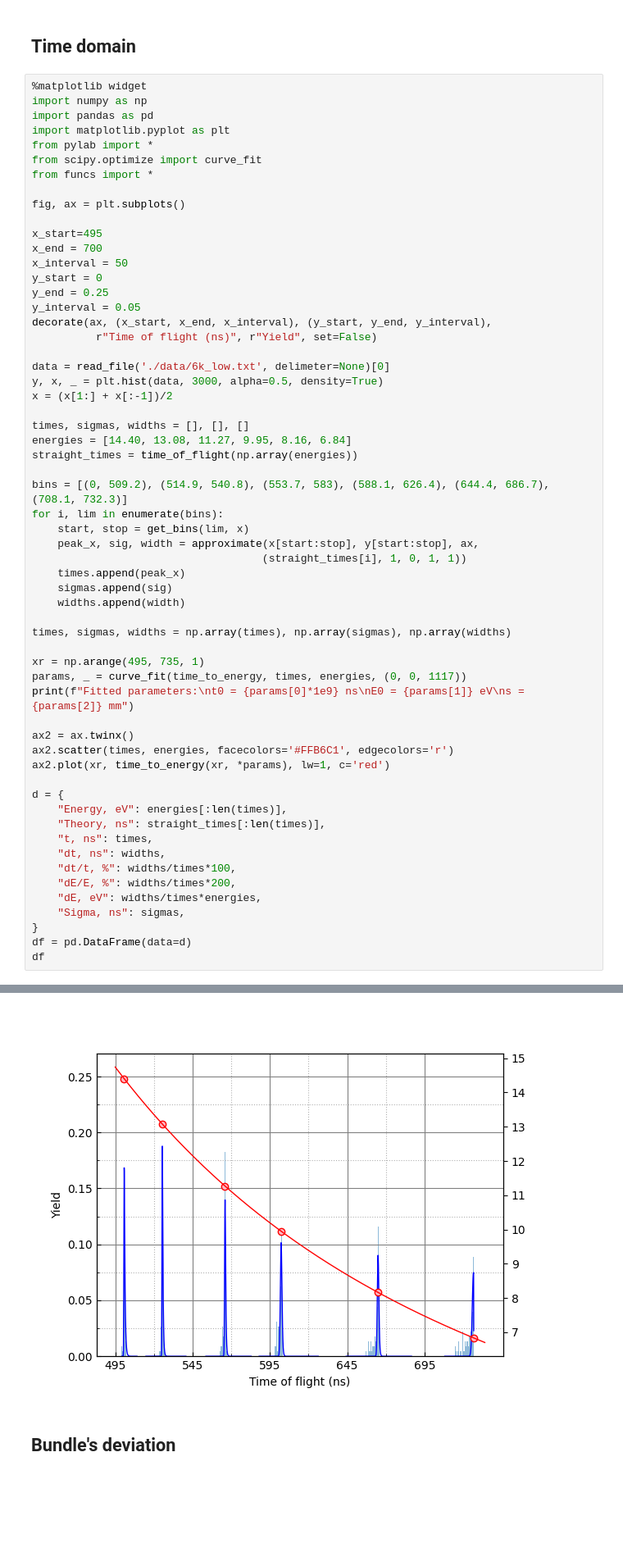
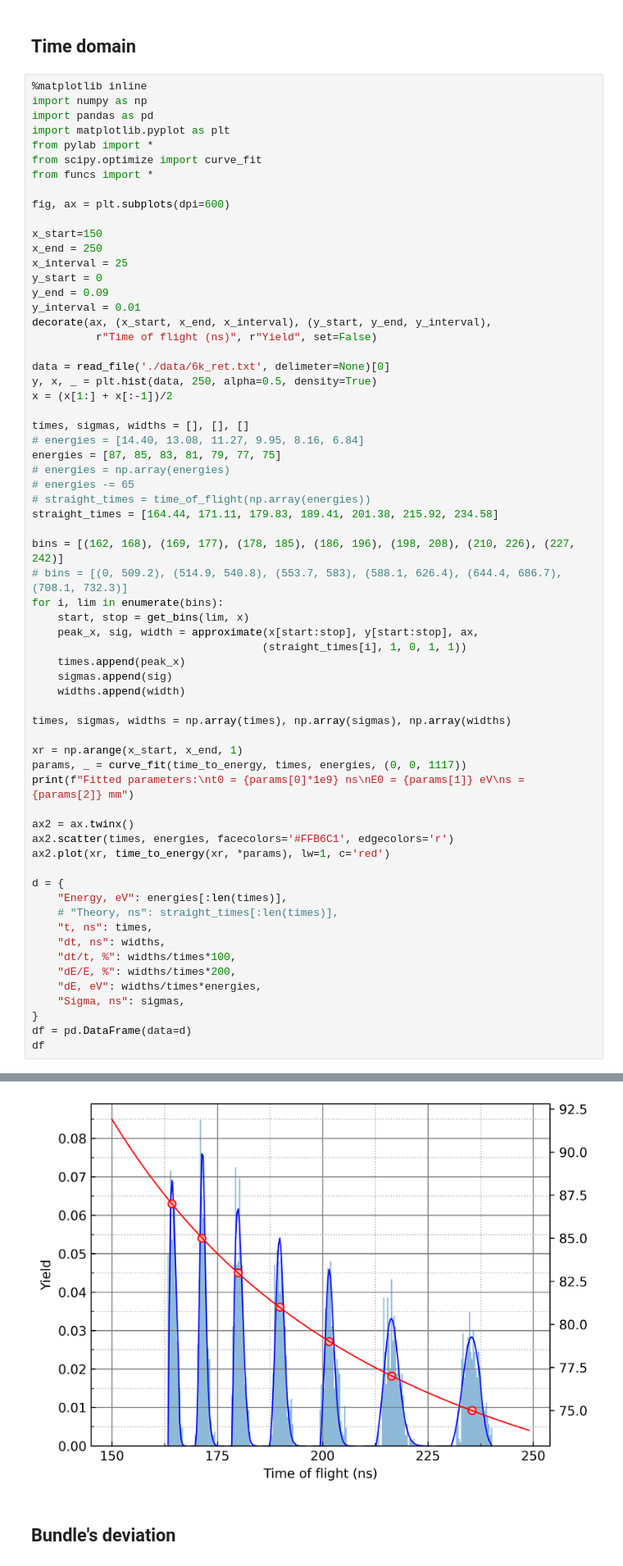
Before and after one commit to MohannadC/tof, a Jupyter notebook: smth.ipynb, the cells around one changed output, grey strips where cells are left out. Shown at 82% size. Saved outputs shown, nothing was run; the diff lists cells and outputs as text; blank space fills up the shorter version.

```diff
--- a/smth.ipynb
+++ b/smth.ipynb
@@ -1,7 +1,7 @@
 # %% [markdown]
 ## Time domain <a class="anchor" id="section-2"></a>
 # %%
-%matplotlib widget
+%matplotlib inline
 import numpy as np
 import pandas as pd
 import matplotlib.pyplot as plt
@@ -9,26 +9,31 @@ from pylab import *
 from scipy.optimize import curve_fit
 from funcs import *
 
-fig, ax = plt.subplots()
+fig, ax = plt.subplots(dpi=600)
 
-x_start=495
-x_end = 700
-x_interval = 50
+x_start=150
+x_end = 250
+x_interval = 25
 y_start = 0
-y_end = 0.25
-y_interval = 0.05
+y_end = 0.09
+y_interval = 0.01
 decorate(ax, (x_start, x_end, x_interval), (y_start, y_end, y_interval),
           r"Time of flight (ns)", r"Yield", set=False)
 
-data = read_file('./data/6k_low.txt', delimeter=None)[0]
-y, x, _ = plt.hist(data, 3000, alpha=0.5, density=True)
+data = read_file('./data/6k_ret.txt', delimeter=None)[0]
+y, x, _ = plt.hist(data, 250, alpha=0.5, density=True)
 x = (x[1:] + x[:-1])/2
 
 times, sigmas, widths = [], [], []
-energies = [14.40, 13.08, 11.27, 9.95, 8.16, 6.84]
-straight_times = time_of_flight(np.array(energies))
+# energies = [14.40, 13.08, 11.27, 9.95, 8.16, 6.84]
+energies = [87, 85, 83, 81, 79, 77, 75]
+# energies = np.array(energies)
+# energies -= 65
+# straight_times = time_of_flight(np.array(energies))
+straight_times = [164.44, 171.11, 179.83, 189.41, 201.38, 215.92, 234.58]
 
-bins = [(0, 509.2), (514.9, 540.8), (553.7, 583), (588.1, 626.4), (644.4, 686.7), (708.1, 732.3)]
+bins = [(162, 168), (169, 177), (178, 185), (186, 196), (198, 208), (210, 226), (227, 242)]
+# bins = [(0, 509.2), (514.9, 540.8), (553.7, 583), (588.1, 626.4), (644.4, 686.7), (708.1, 732.3)]
 for i, lim in enumerate(bins):
     start, stop = get_bins(lim, x)
     peak_x, sig, width = approximate(x[start:stop], y[start:stop], ax,
@@ -39,7 +44,7 @@ for i, lim in enumerate(bins):
 
 times, sigmas, widths = np.array(times), np.array(sigmas), np.array(widths)
 
-xr = np.arange(495, 735, 1)
+xr = np.arange(x_start, x_end, 1)
 params, _ = curve_fit(time_to_energy, times, energies, (0, 0, 1117))
 print(f"Fitted parameters:\nt0 = {params[0]*1e9} ns\nE0 = {params[1]} eV\ns = {params[2]} mm")
 
@@ -49,7 +54,7 @@ ax2.plot(xr, time_to_energy(xr, *params), lw=1, c='red')
 
 d = {
     "Energy, eV": energies[:len(times)],
-    "Theory, ns": straight_times[:len(times)],
+    # "Theory, ns": straight_times[:len(times)],
     "t, ns": times,
     "dt, ns": widths,
     "dt/t, %": widths/times*100,
@@ -74,4 +80,4 @@ s = 1118.0164382464015 mm
-[figure, old version]
+[figure, new version]
 # %% [markdown]
 ## Bundle's deviation <a class="anchor" id="section-5"></a>
 # %%
```
Also changed, not shown: parts of 1 cell of this notebook, 3 other files.
